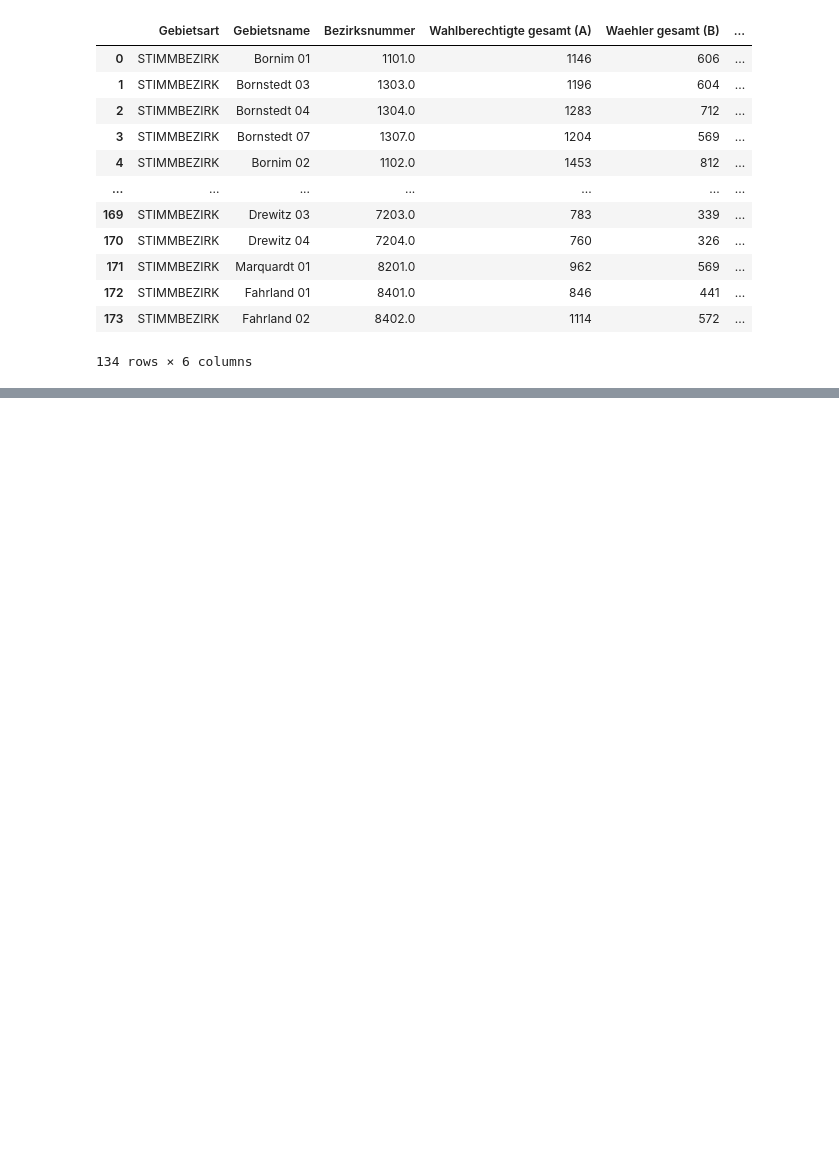
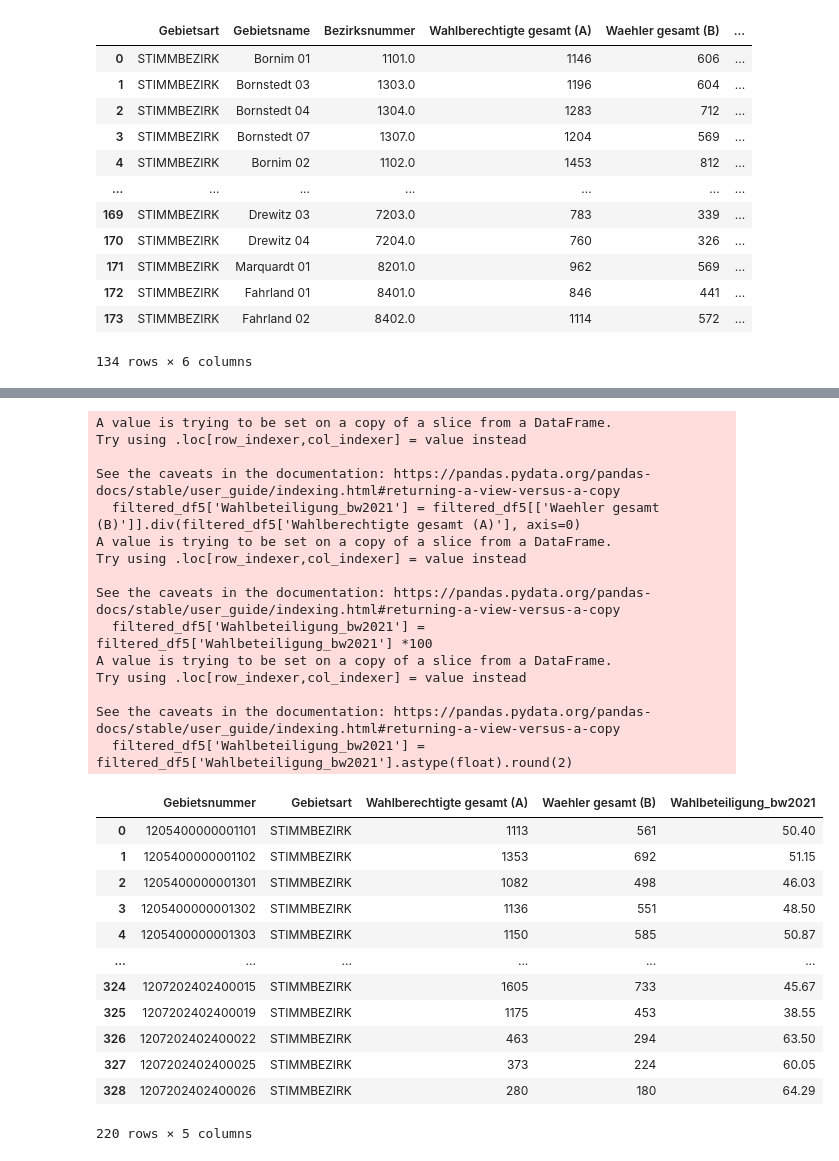
Before and after one commit to V1V1ano/PotsdamWahlen, a Jupyter notebook: Wrangle.IPYNB, the cells around one changed output, grey strips where cells are left out. Saved outputs shown, nothing was run; the diff lists cells and outputs as text; code cells hidden in the pictures; blank space fills up the shorter version.

```diff
--- a/Wrangle.IPYNB
+++ b/Wrangle.IPYNB
@@ -142,3 +218,49 @@ See the caveats in the documentation: https://pandas.pydata.org/pandas-docs/stab
+# %%
+# repeat for Bundestagswahl 2021
+
+df5 = pd.read_csv('Tables/bw2021.csv', sep=';', usecols=['Gebietsnummer', 'Wahlberechtigte gesamt (A)', 'Gebietsart', 'Waehler gesamt (B)'])
+
+# filter out Briefwahlbezirk
+
+substring = 'BRIEFWAHLBEZIRK'
+filter = df5['Gebietsart'].str.contains(substring)
+filtered_df5 = df5[~filter]
+
+# Add Wahlbeteiligung
+
+filtered_df5['Wahlbeteiligung_bw2021'] = filtered_df5[['Waehler gesamt (B)']].div(filtered_df5['Wahlberechtigte gesamt (A)'], axis=0)
+filtered_df5['Wahlbeteiligung_bw2021'] = filtered_df5['Wahlbeteiligung_bw2021'] *100
+filtered_df5['Wahlbeteiligung_bw2021'] = filtered_df5['Wahlbeteiligung_bw2021'].astype(float).round(2)
+filtered_df5
+# %% [output]
+A value is trying to be set on a copy of a slice from a DataFrame.
+Try using .loc[row_indexer,col_indexer] = value instead
+
+See the caveats in the documentation: https://pandas.pydata.org/pandas-docs/stable/user_guide/indexing.html#returning-a-view-versus-a-copy
+  filtered_df5['Wahlbeteiligung_bw2021'] = filtered_df5[['Waehler gesamt (B)']].div(filtered_df5['Wahlberechtigte gesamt (A)'], axis=0)
+A value is trying to be set on a copy of a slice from a DataFrame.
+Try using .loc[row_indexer,col_indexer] = value instead
+
+See the caveats in the documentation: https://pandas.pydata.org/pandas-docs/stable/user_guide/indexing.html#returning-a-view-versus-a-copy
+  filtered_df5['Wahlbeteiligung_bw2021'] = filtered_df5['Wahlbeteiligung_bw2021'] *100
+A value is trying to be set on a copy of a slice from a DataFrame.
+Try using .loc[row_indexer,col_indexer] = value instead
+
+See the caveats in the documentation: https://pandas.pydata.org/pandas-docs/stable/user_guide/indexing.html#returning-a-view-versus-a-copy
+  filtered_df5['Wahlbeteiligung_bw2021'] = filtered_df5['Wahlbeteiligung_bw2021'].astype(float).round(2)
+|  | Gebietsnummer | Gebietsart | Wahlberechtigte gesamt (A) | Waehler gesamt (B) | Wahlbeteiligung_bw2021 |
+| 0 | 1205400000001101 | STIMMBEZIRK | 1113 | 561 | 50.40 |
+| 1 | 1205400000001102 | STIMMBEZIRK | 1353 | 692 | 51.15 |
+| 2 | 1205400000001301 | STIMMBEZIRK | 1082 | 498 | 46.03 |
+| 3 | 1205400000001302 | STIMMBEZIRK | 1136 | 551 | 48.50 |
+| 4 | 1205400000001303 | STIMMBEZIRK | 1150 | 585 | 50.87 |
+| ... | ... | ... | ... | ... | ... |
+| 324 | 1207202402400015 | STIMMBEZIRK | 1605 | 733 | 45.67 |
+| 325 | 1207202402400019 | STIMMBEZIRK | 1175 | 453 | 38.55 |
+| 326 | 1207202402400022 | STIMMBEZIRK | 463 | 294 | 63.50 |
+| 327 | 1207202402400025 | STIMMBEZIRK | 373 | 224 | 60.05 |
+| 328 | 1207202402400026 | STIMMBEZIRK | 280 | 180 | 64.29 |
+220 rows × 5 columns
 # %%
 # Prepare Tables for merge
 # rename to distinct
```
Also changed, not shown: parts of 7 cells of this notebook, 4 other files.
